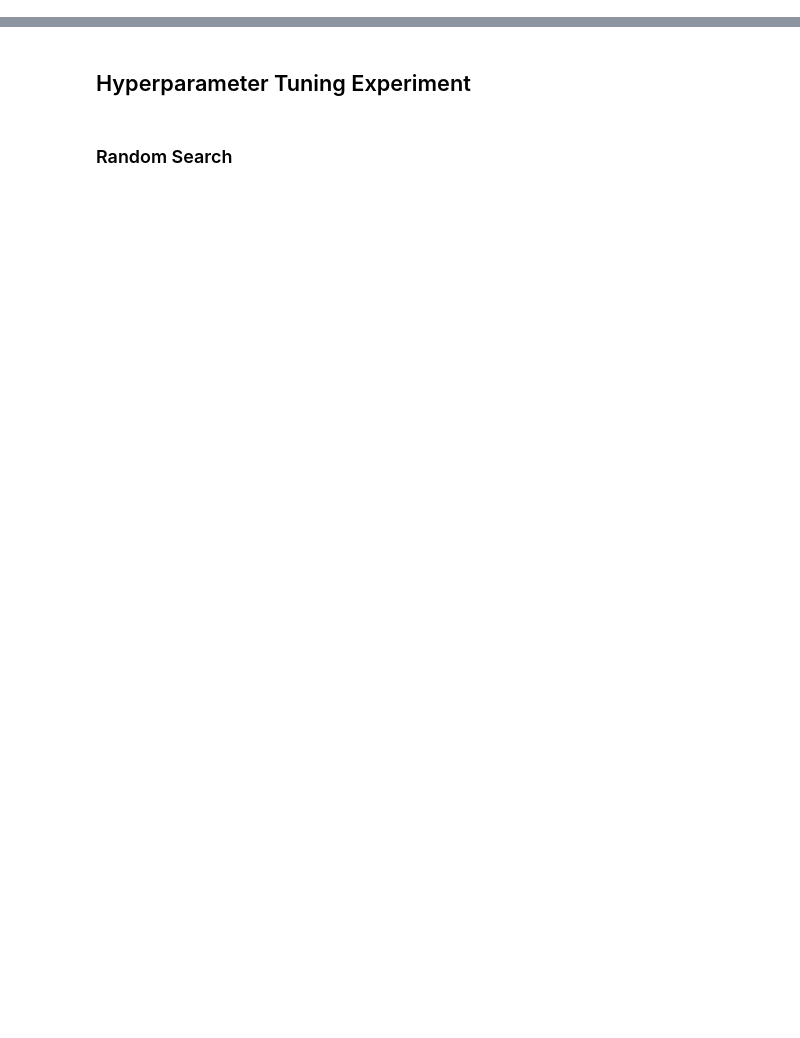
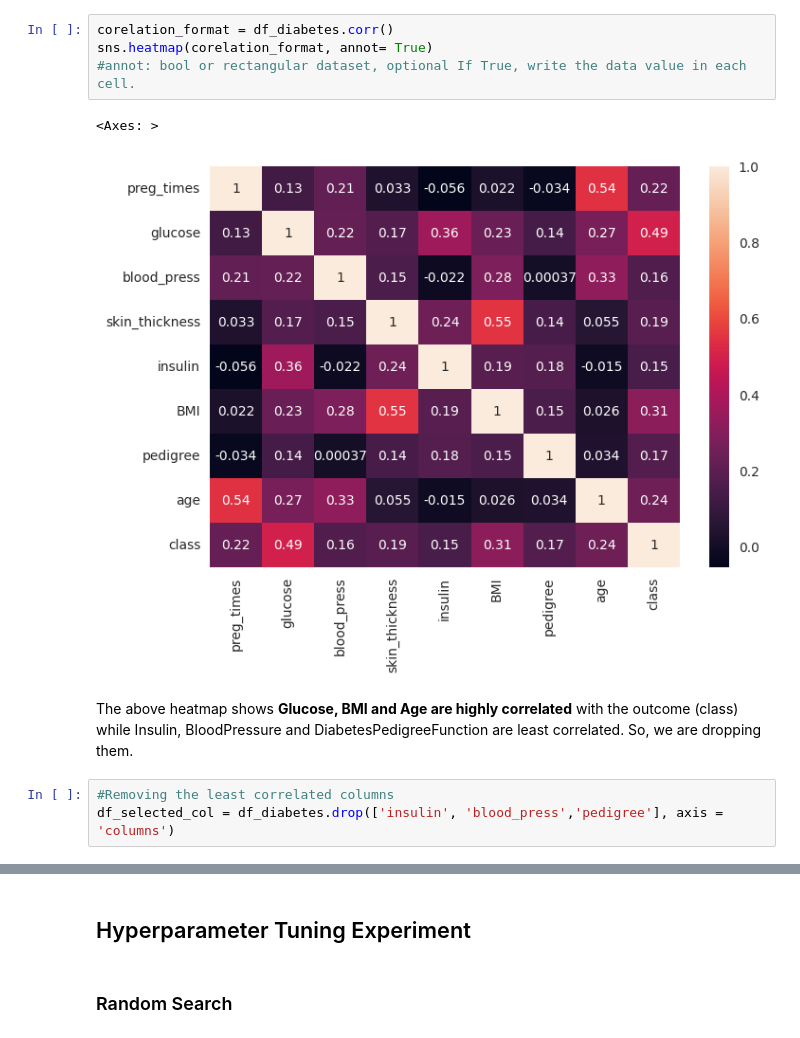
Before and after one commit to cyongkypranowo/DeepLearning-Diabetes-Disease-Prediction, a Jupyter notebook: DL_Diabetes_Disease_Prediction.ipynb, the cells around one changed output, grey strips where cells are left out. Cells and saved outputs as stored; diff of their text form; blank space fills up the shorter version.

```diff
--- a/DL_Diabetes_Disease_Prediction.ipynb
+++ b/DL_Diabetes_Disease_Prediction.ipynb
@@ -358,0 +201,12 @@ _________________________________________________________________
+# %%
+corelation_format = df_diabetes.corr()
+sns.heatmap(corelation_format, annot= True)
+#annot: bool or rectangular dataset, optional If True, write the data value in each cell.
+# %% [output]
+<Axes: >
+[figure, added]
+# %% [markdown]
+The above heatmap shows **Glucose, BMI and Age are highly correlated** with the outcome (class) while Insulin, BloodPressure and DiabetesPedigreeFunction are least correlated. So, we are dropping them.
+# %%
+#Removing the least correlated columns
+df_selected_col = df_diabetes.drop(['insulin', 'blood_press','pedigree'], axis = 'columns')
```
Also changed, not shown: parts of 95 cells of this notebook.
